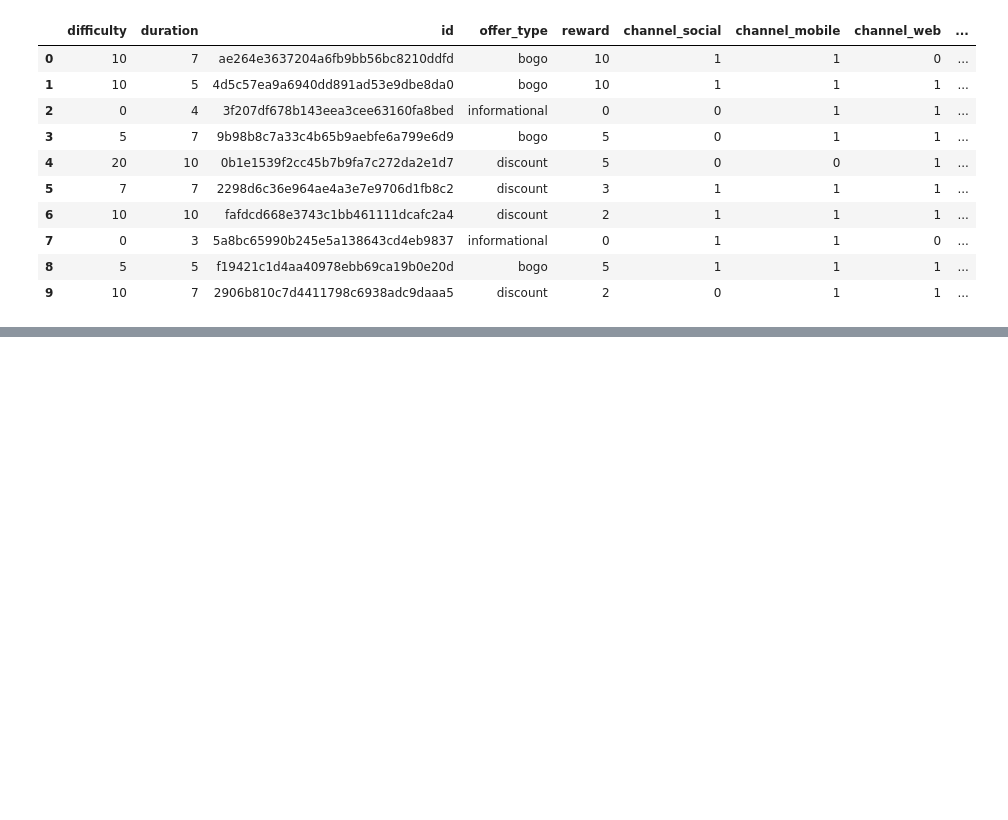
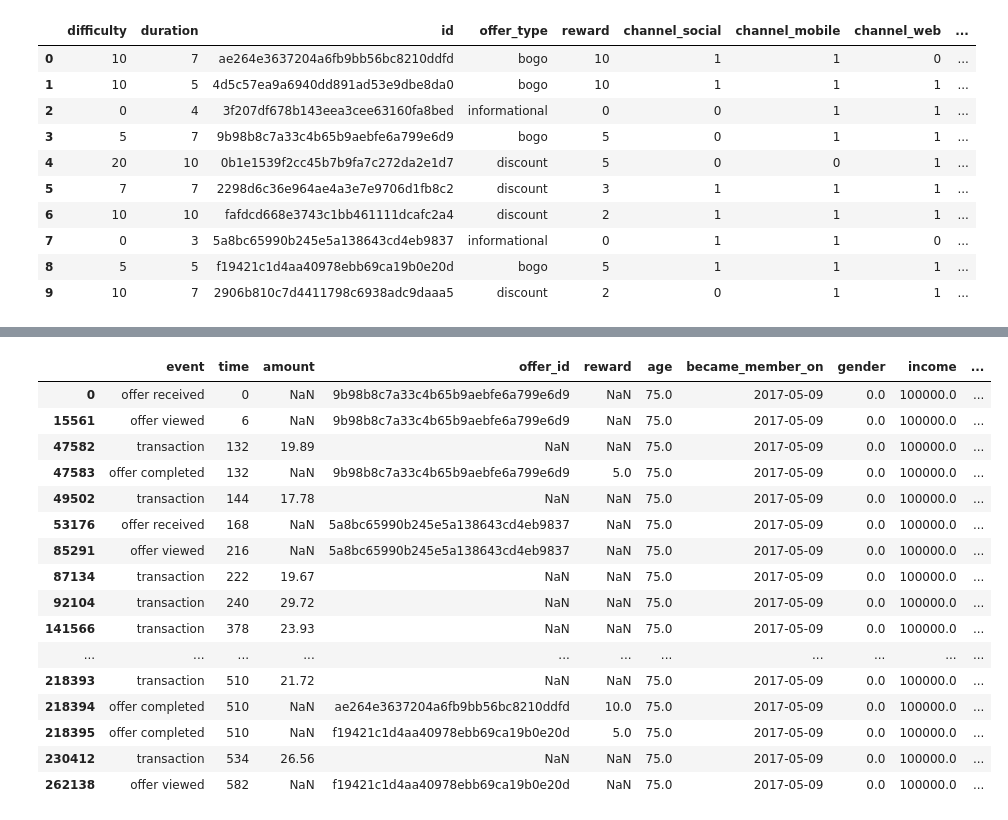
Before and after one commit to mtasende/starbucks-advertising, a Jupyter notebook: notebooks/scratchpad/002-mt-preprocessing.ipynb, the cells around one changed output, grey strips where cells are left out. Drawn from its saved outputs; the diff is of its cells as text; code cells hidden in the pictures; blank space fills up the shorter version.

Commit message:
preprocessing continues

```diff
--- a/notebooks/scratchpad/002-mt-preprocessing.ipynb
+++ b/notebooks/scratchpad/002-mt-preprocessing.ipynb
@@ -68,0 +78,7 @@ AttributeError: 'NoneType' object has no attribute 'shape'
+# %%
+# read in the json files
+portfolio = pd.read_json(os.path.join(DATA_RAW, 'portfolio.json'), orient='records', lines=True)
+profile = pd.read_json(os.path.join(DATA_RAW, 'profile.json'), orient='records', lines=True)
+transcript = pd.read_json(os.path.join(DATA_RAW, 'transcript.json'), orient='records', lines=True)
+
+data, portfolio = pp.basic_preprocessing(portfolio, profile, transcript)
@@ -68,0 +133,21 @@ AttributeError: 'NoneType' object has no attribute 'shape'
+# %%
+person = data[data.person == data.person[0]].drop('person', axis=1)
+person
+# %% [output]
+|  | event | time | amount | offer_id | reward | age | became_member_on | gender | income | ... |
+| 0 | offer received | 0 | NaN | 9b98b8c7a33c4b65b9aebfe6a799e6d9 | NaN | 75.0 | 2017-05-09 | 0.0 | 100000.0 | ... |
+| 15561 | offer viewed | 6 | NaN | 9b98b8c7a33c4b65b9aebfe6a799e6d9 | NaN | 75.0 | 2017-05-09 | 0.0 | 100000.0 | ... |
+| 47582 | transaction | 132 | 19.89 | NaN | NaN | 75.0 | 2017-05-09 | 0.0 | 100000.0 | ... |
+| 47583 | offer completed | 132 | NaN | 9b98b8c7a33c4b65b9aebfe6a799e6d9 | 5.0 | 75.0 | 2017-05-09 | 0.0 | 100000.0 | ... |
+| 49502 | transaction | 144 | 17.78 | NaN | NaN | 75.0 | 2017-05-09 | 0.0 | 100000.0 | ... |
+| 53176 | offer received | 168 | NaN | 5a8bc65990b245e5a138643cd4eb9837 | NaN | 75.0 | 2017-05-09 | 0.0 | 100000.0 | ... |
+| 85291 | offer viewed | 216 | NaN | 5a8bc65990b245e5a138643cd4eb9837 | NaN | 75.0 | 2017-05-09 | 0.0 | 100000.0 | ... |
+| 87134 | transaction | 222 | 19.67 | NaN | NaN | 75.0 | 2017-05-09 | 0.0 | 100000.0 | ... |
+| 92104 | transaction | 240 | 29.72 | NaN | NaN | 75.0 | 2017-05-09 | 0.0 | 100000.0 | ... |
+| 141566 | transaction | 378 | 23.93 | NaN | NaN | 75.0 | 2017-05-09 | 0.0 | 100000.0 | ... |
+| ... | ... | ... | ... | ... | ... | ... | ... | ... | ... | ... |
+| 218393 | transaction | 510 | 21.72 | NaN | NaN | 75.0 | 2017-05-09 | 0.0 | 100000.0 | ... |
+| 218394 | offer completed | 510 | NaN | ae264e3637204a6fb9bb56bc8210ddfd | 10.0 | 75.0 | 2017-05-09 | 0.0 | 100000.0 | ... |
+| 218395 | offer completed | 510 | NaN | f19421c1d4aa40978ebb69ca19b0e20d | 5.0 | 75.0 | 2017-05-09 | 0.0 | 100000.0 | ... |
+| 230412 | transaction | 534 | 26.56 | NaN | NaN | 75.0 | 2017-05-09 | 0.0 | 100000.0 | ... |
+| 262138 | offer viewed | 582 | NaN | f19421c1d4aa40978ebb69ca19b0e20d | NaN | 75.0 | 2017-05-09 | 0.0 | 100000.0 | ... |
```
Also changed, not shown: parts of 15 cells of this notebook, 1 other file.
